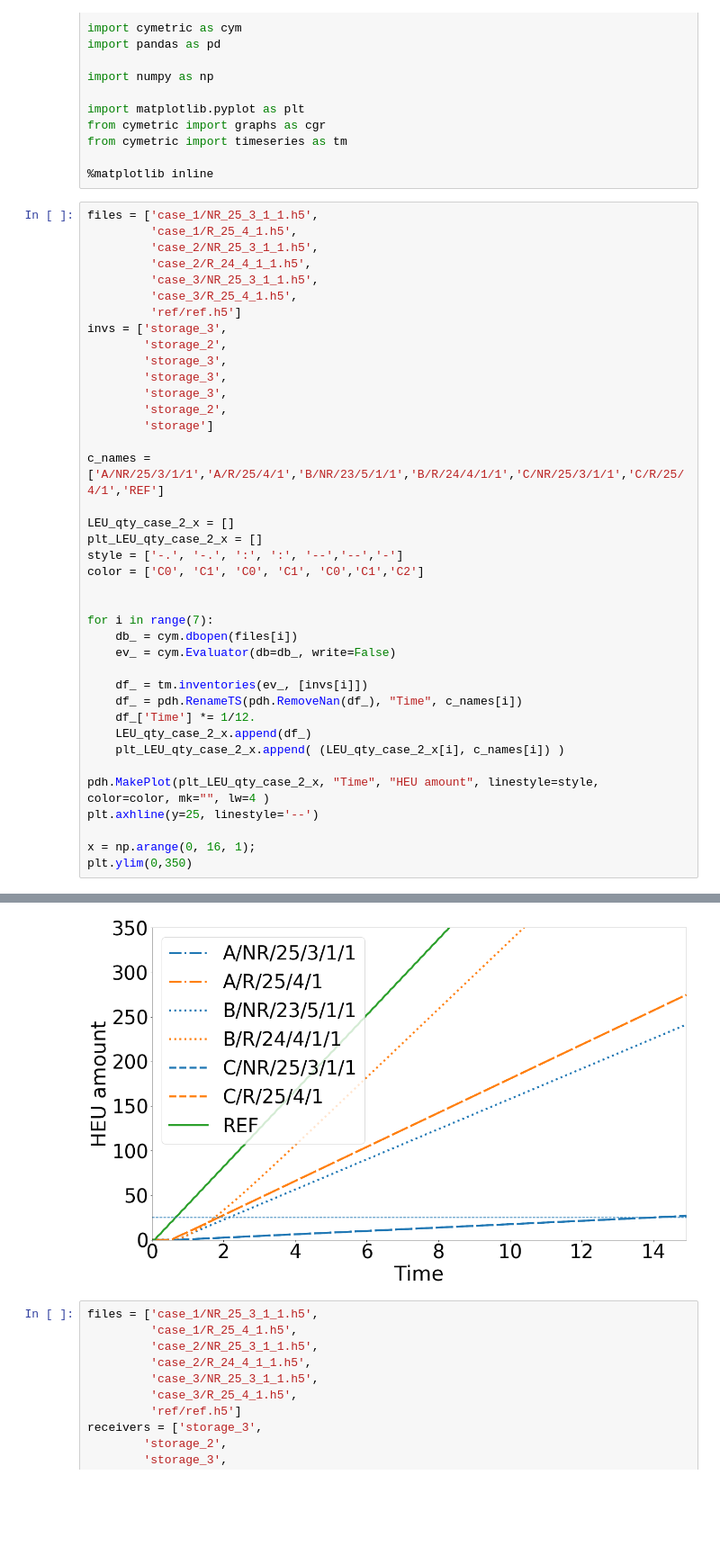
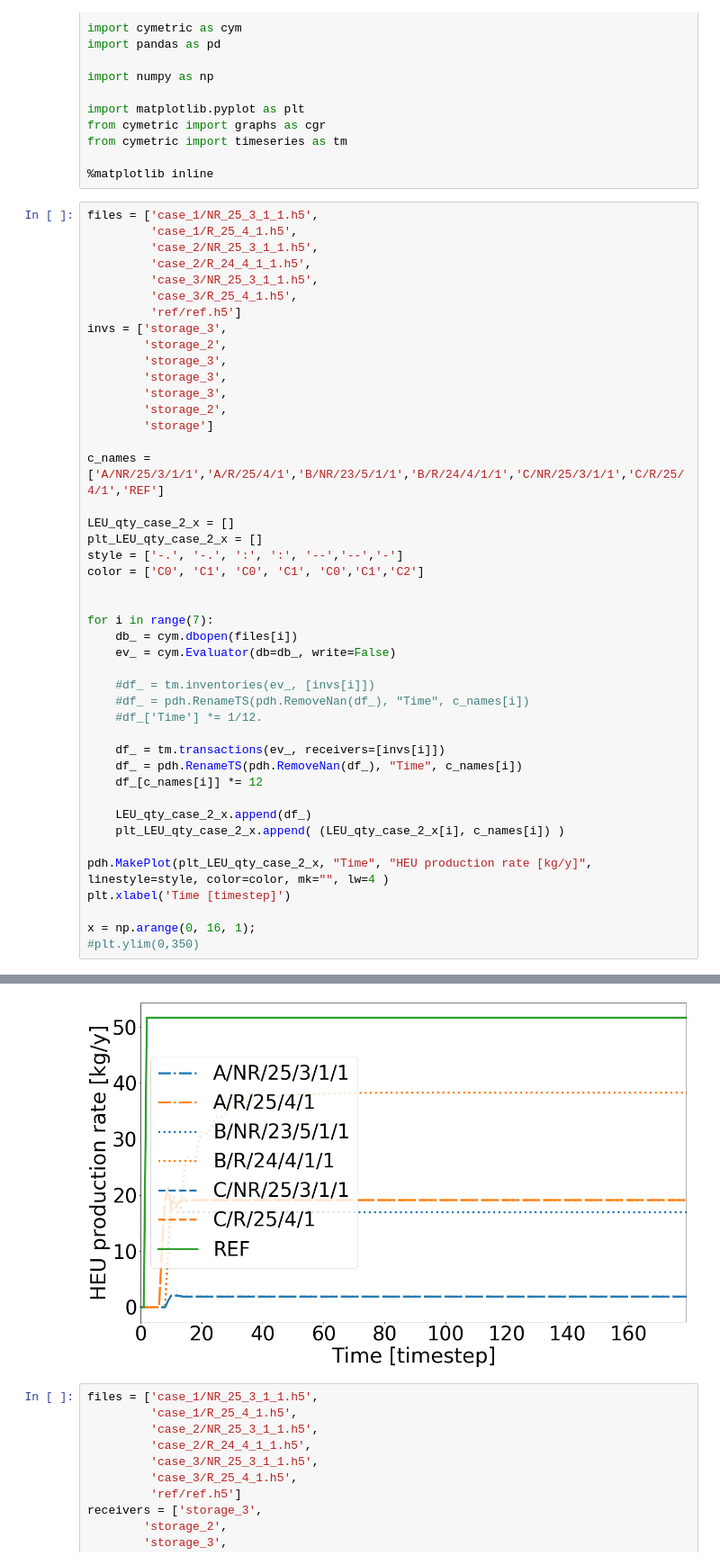
Before and after one commit to bam241/enrich_inmm, a Jupyter notebook: Production.ipynb, the cells around one changed output, grey strips where cells are left out. Shown: that part at 90% size. Drawn from its saved outputs; the diff is of its cells as text; blank space fills up the shorter version.

Commit message:
proper figures + add h5 file for reprodudictibility

```diff
--- a/Production.ipynb
+++ b/Production.ipynb
@@ -44,15 +44,20 @@ for i in range(7):
     db_ = cym.dbopen(files[i])
     ev_ = cym.Evaluator(db=db_, write=False)
 
-    df_ = tm.inventories(ev_, [invs[i]])
+    #df_ = tm.inventories(ev_, [invs[i]])
+    #df_ = pdh.RenameTS(pdh.RemoveNan(df_), "Time", c_names[i])
+    #df_['Time'] *= 1/12.
+
+    df_ = tm.transactions(ev_, receivers=[invs[i]])
     df_ = pdh.RenameTS(pdh.RemoveNan(df_), "Time", c_names[i])
-    df_['Time'] *= 1/12.
+    df_[c_names[i]] *= 12
+
     LEU_qty_case_2_x.append(df_)
     plt_LEU_qty_case_2_x.append( (LEU_qty_case_2_x[i], c_names[i]) )
 
-pdh.MakePlot(plt_LEU_qty_case_2_x, "Time", "HEU amount", linestyle=style, color=color, mk="", lw=4 )
-plt.axhline(y=25, linestyle='--')
+pdh.MakePlot(plt_LEU_qty_case_2_x, "Time", "HEU production rate [kg/y]", linestyle=style, color=color, mk="", lw=4 )
+plt.xlabel('Time [timestep]')
 
 x = np.arange(0, 16, 1);
-plt.ylim(0,350)
+#plt.ylim(0,350)
 # %% [output]
@@ -60,4 +64,4 @@ plt.ylim(0,350)
-[figure, old version]
+[figure, new version]
 # %%
 files = ['case_1/NR_25_3_1_1.h5',
          'case_1/R_25_4_1.h5',
```
Also changed, not shown: parts of 1 cell of this notebook, 26 other files.
